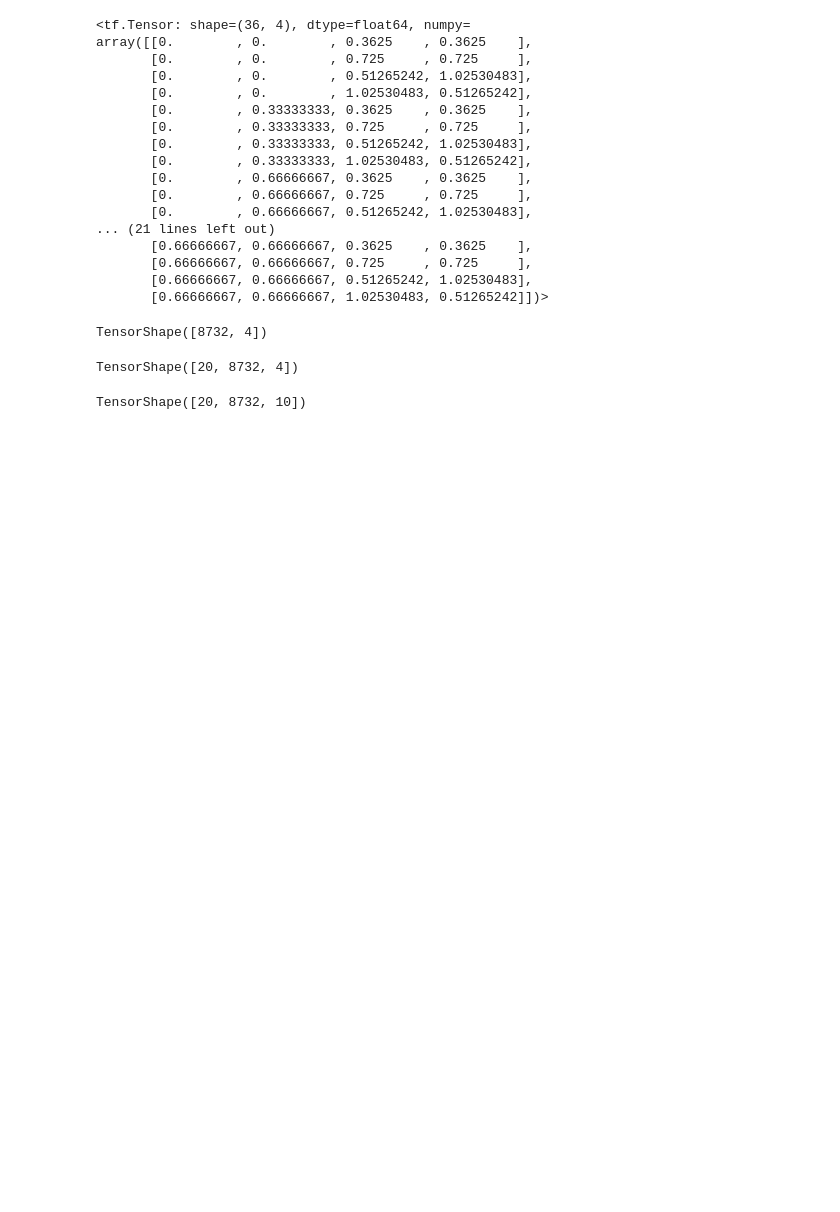
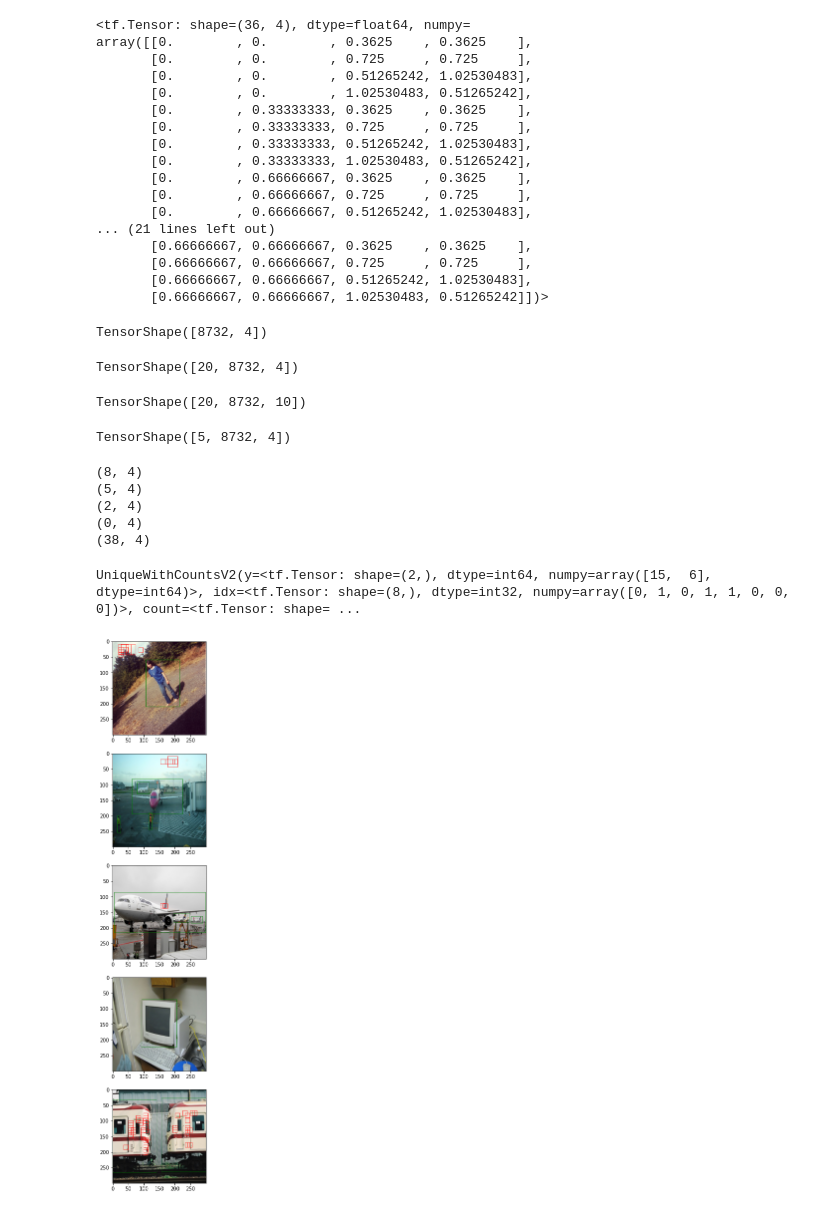
Before and after one commit to Apiquet/Tracking_SSD_ReID, a Jupyter notebook: test_SSD300.ipynb, the cells around one changed output. Drawn from its saved outputs; the diff is of its cells as text; code cells hidden in the pictures; blank space fills up the shorter version.

Commit message:
[DEV][SSD300][TOOL] Print predictions and gt on images

```diff
--- a/test_SSD300.ipynb
+++ b/test_SSD300.ipynb
@@ -92,0 +97,57 @@ TensorShape([20, 8732, 10])
+# %%
+imgs, boxes_gt, classes_gt = manager.getRawData(manager.batches[0][:5])
+# %%
+from models.SSD300 import SSD300
+import tensorflow as tf
+SSD300_model = SSD300(20)
+confs, locs = SSD300_model(imgs)
+confs_pred = tf.concat(confs, axis=1)
+locs_pred = tf.concat(locs, axis=1)
+# %%
+locs_pred.shape
+# %% [output]
+TensorShape([5, 8732, 4])
+# %%
+classes, boxes = SSD300_model.getPredictionsFromConfsLocs(confs_pred+0.18, locs_pred, box_encoding="corner")
+# %%
+for box in boxes:
+    print(box.shape)
+# %% [output]
+(8, 4)
+(5, 4)
+(2, 4)
+(0, 4)
+(38, 4)
+# %%
+tf.python.ops.gen_array_ops.unique_with_counts_v2(classes[0], [0])
+# %% [output]
+UniqueWithCountsV2(y=<tf.Tensor: shape=(2,), dtype=int64, numpy=array([15,  6], dtype=int64)>, idx=<tf.Tensor: shape=(8,), dtype=int32, numpy=array([0, 1, 0, 1, 1, 0, 0, 0])>, count=<tf.Tensor: shape= ...
+# %%
+import numpy as np
+from PIL import Image, ImageFont, ImageDraw, ImageEnhance
+from matplotlib import pyplot as plt
+w=30
+h=30
+fig=plt.figure(figsize=(20, 20))
+columns = 1
+rows = 5
+
+for i, img in enumerate(imgs):
+    fig.add_subplot(5, 1, i+1)
+    img = img*255
+    img = Image.fromarray(img.numpy().astype(np.uint8))
+    draw = ImageDraw.Draw(img)
+    for box in boxes[i]:
+        min_point = int(box[0] * 300), int(box[1] * 300)
+        end_point = int(box[2] * 300), int(box[3] * 300)
+        draw.rectangle((min_point, end_point), outline='red')
+    for box in boxes_gt[i]:
+        box = tf.concat([box[:2] - box[2:] / 2,
+                         box[:2] + box[2:] / 2], axis=-1)
+        min_point = int(box[0] * 300), int(box[1] * 300)
+        end_point = int(box[2] * 300), int(box[3] * 300)
+        draw.rectangle((min_point, end_point), outline='green')
+    plt.imshow(img)
+plt.show()
+# %% [output]
+[figure, added]
```
Also changed, not shown: parts of 3 cells of this notebook, 1 other file.
